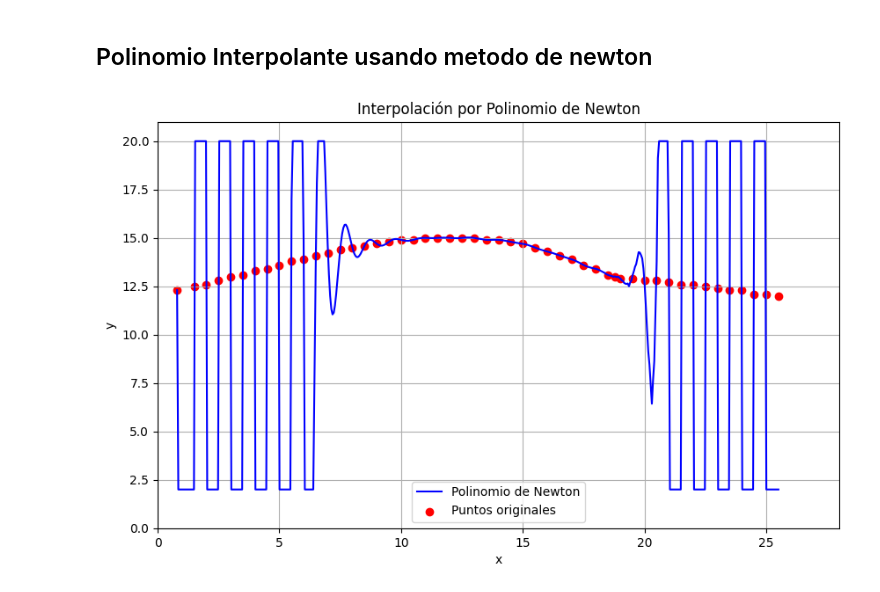
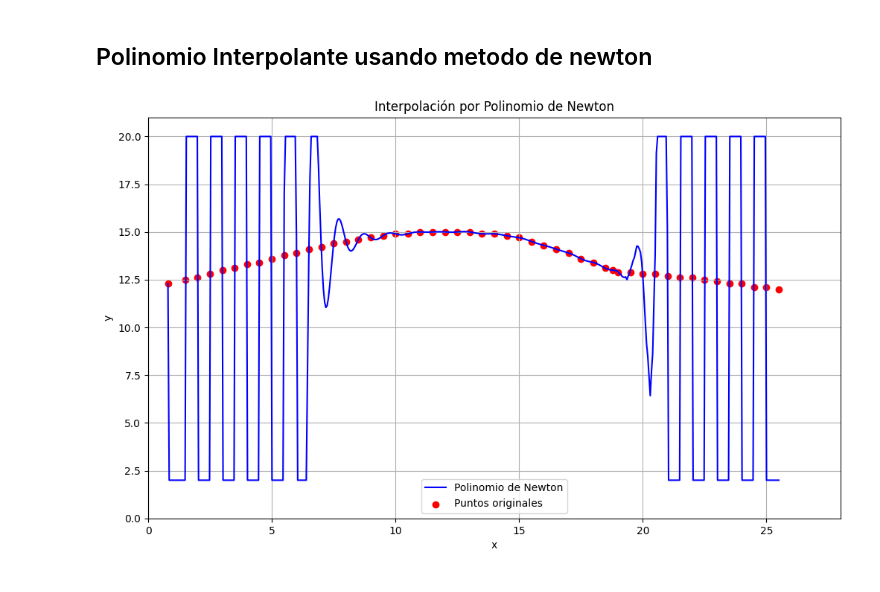
Before and after one commit to Santy30-Bull/Proyecto-Analisis, a Jupyter notebook: ProyectoAnalisis.ipynb, the cells around one changed output. Saved outputs shown, nothing was run; the diff lists cells and outputs as text; code cells hidden in the pictures.

```diff
--- a/ProyectoAnalisis.ipynb
+++ b/ProyectoAnalisis.ipynb
@@ -3,6 +3,7 @@
 # %%
 import numpy as np
 import matplotlib.pyplot as plt
+from scipy.interpolate import CubicSpline
 
 def diferencias_divididas(x, y):
     n = len(x)
@@ -18,7 +19,7 @@ def polinomio_newton(coef, x_data, x_eval):
         p = coef[k] + (x_eval - x_data[k]) * p
     return p
 
-# Tus datos
+# Puntos de entrada
 x = np.array([
     0.8, 1.5, 2, 2.5, 3, 3.5, 4, 4.5, 5, 5.5,
     6, 6.5, 7, 7.5, 8, 8.5, 9, 9.5, 10, 10.5,
@@ -29,34 +30,33 @@ x = np.array([
 
 y = np.array([
     12.3, 12.5, 12.6, 12.8, 13, 13.1, 13.3, 13.4, 13.6, 13.8,
     13.9, 14.1, 14.2, 14.4, 14.5, 14.6, 14.7, 14.8, 14.9, 14.9,
     15, 15, 15, 15, 15, 14.9, 14.9, 14.8, 14.7, 14.5,
     14.3, 14.1, 13.9, 13.6, 13.4, 13.1, 13, 12.9, 12.9, 12.8,
     12.8, 12.7, 12.6, 12.6, 12.5, 12.4, 12.3, 12.3, 12.1, 12.1,
     12
 ])
 
 # Obtener coeficientes
 coef = diferencias_divididas(x, y)
 
 # Evaluar el polinomio en muchos puntos para graficar
 x_vals = np.linspace(min(x), max(x), 500)
 y_vals = [polinomio_newton(coef, x, xi) for xi in x_vals]
 
-# Limitar valores de Y para evitar picos extremos
-y_vals = np.clip(y_vals, a_min=2, a_max=20)
 
 # Graficar
-plt.figure(figsize=(10, 6))
+plt.figure(figsize=(12, 7))
+y_vals = np.clip(y_vals, a_min=2, a_max=20)
 plt.plot(x_vals, y_vals, label='Polinomio de Newton', color='blue')
 plt.scatter(x, y, color='red', label='Puntos originales')
 plt.title('Interpolación por Polinomio de Newton')
 plt.xlabel('x')
 plt.ylabel('y')
 plt.legend()
 plt.grid(True)
 plt.xlim(0, 28)
 plt.ylim(0, 21)
 plt.show()
 # %% [output]
-[figure, old version]
+[figure, new version]
```
Also changed, not shown: parts of 3 cells of this notebook, 1 other file.
